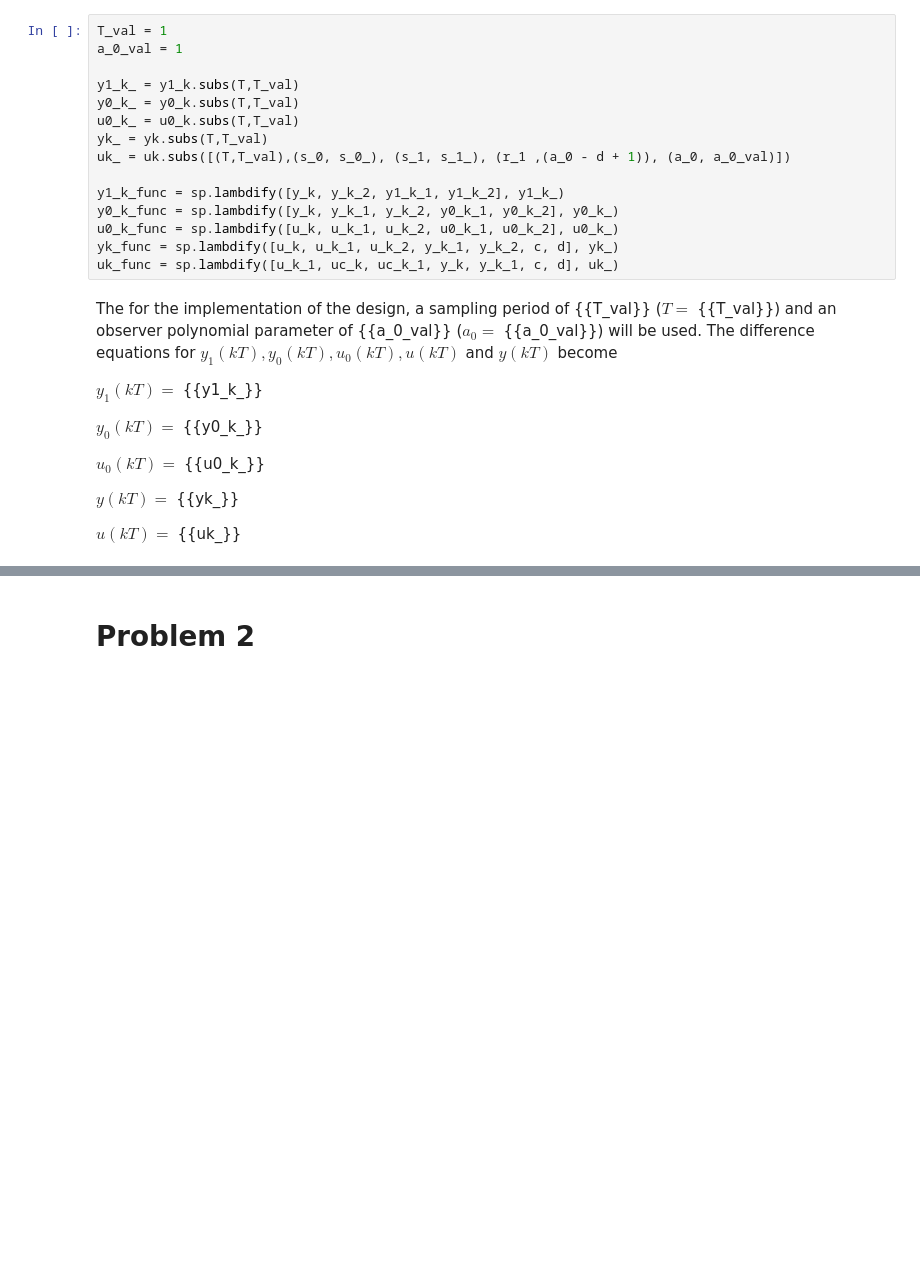
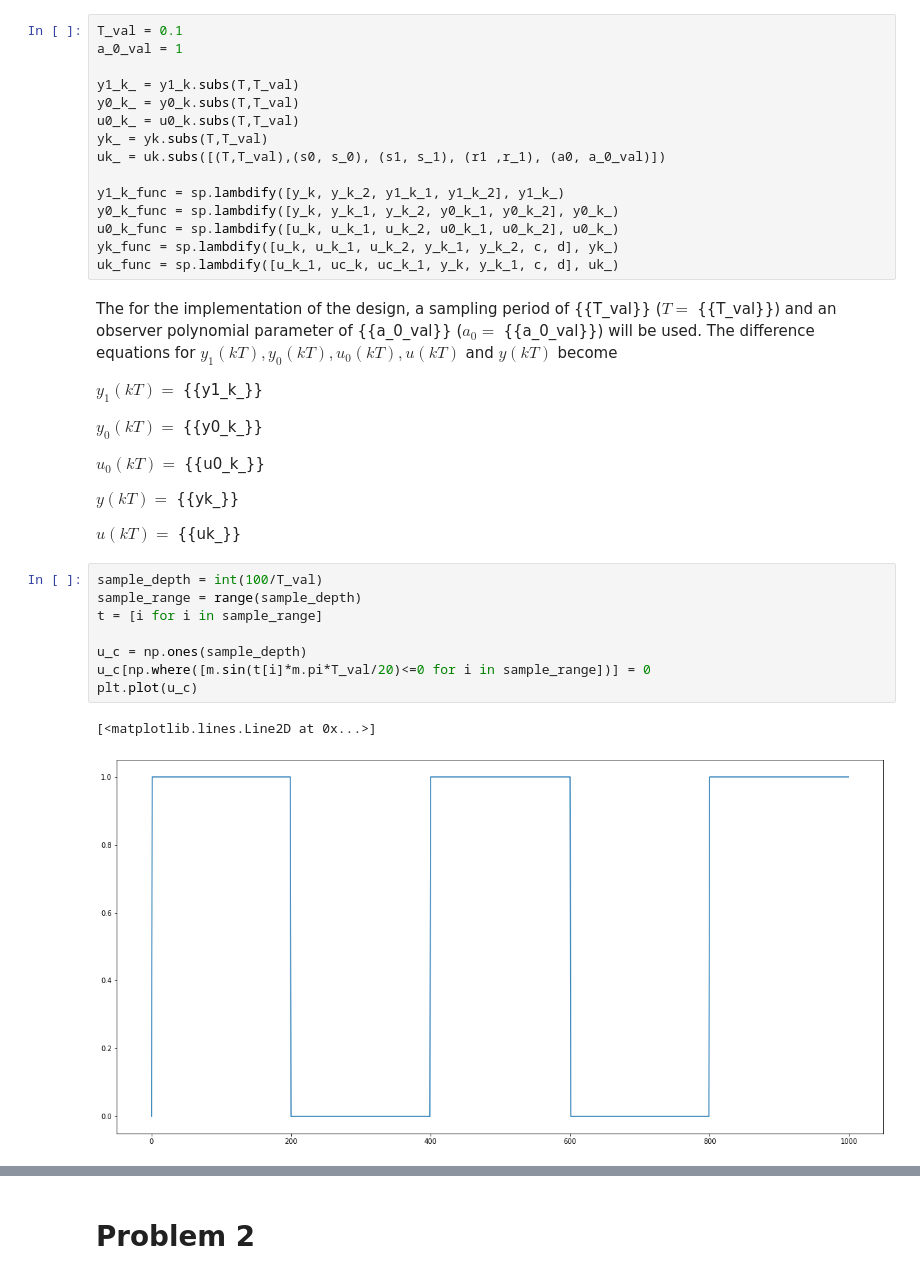
Before and after one commit to cplan082-tech/Adaptive_Control, a Jupyter notebook: assignments/A2/Clive_Plante_hw2.ipynb, the cells around one changed output, grey strips where cells are left out. Drawn from its saved outputs; the diff is of its cells as text; blank space fills up the shorter version.

```diff
--- a/assignments/A2/Clive_Plante_hw2.ipynb
+++ b/assignments/A2/Clive_Plante_hw2.ipynb
@@ -348,14 +360,14 @@ $y(k) =\;${{yk}}
 # %% [markdown]
 ## part 3
 # %%
-T_val = 1
+T_val = 0.1
 a_0_val = 1
 
 y1_k_ = y1_k.subs(T,T_val)
 y0_k_ = y0_k.subs(T,T_val)
 u0_k_ = u0_k.subs(T,T_val)
 yk_ = yk.subs(T,T_val)
-uk_ = uk.subs([(T,T_val),(s_0, s_0_), (s_1, s_1_), (r_1 ,(a_0 - d + 1)), (a_0, a_0_val)])
+uk_ = uk.subs([(T,T_val),(s0, s_0), (s1, s_1), (r1 ,r_1), (a0, a_0_val)])
 
 y1_k_func = sp.lambdify([y_k, y_k_2, y1_k_1, y1_k_2], y1_k_)
 y0_k_func = sp.lambdify([y_k, y_k_1, y_k_2, y0_k_1, y0_k_2], y0_k_)
@@ -374,4 +386,15 @@ $u_0(kT) = \;${{u0_k_}}
 $y(kT) = \;${{yk_}}
 
 $u(kT) = \;${{uk_}}
+# %%
+sample_depth = int(100/T_val)
+sample_range = range(sample_depth)
+t = [i for i in sample_range]
+
+u_c = np.ones(sample_depth)
+u_c[np.where([m.sin(t[i]*m.pi*T_val/20)<=0 for i in sample_range])] = 0
+plt.plot(u_c)
+# %% [output]
+[<matplotlib.lines.Line2D at 0x...>]
+[figure, added]
 # %%
```
Also changed, not shown: parts of 16 cells of this notebook.
